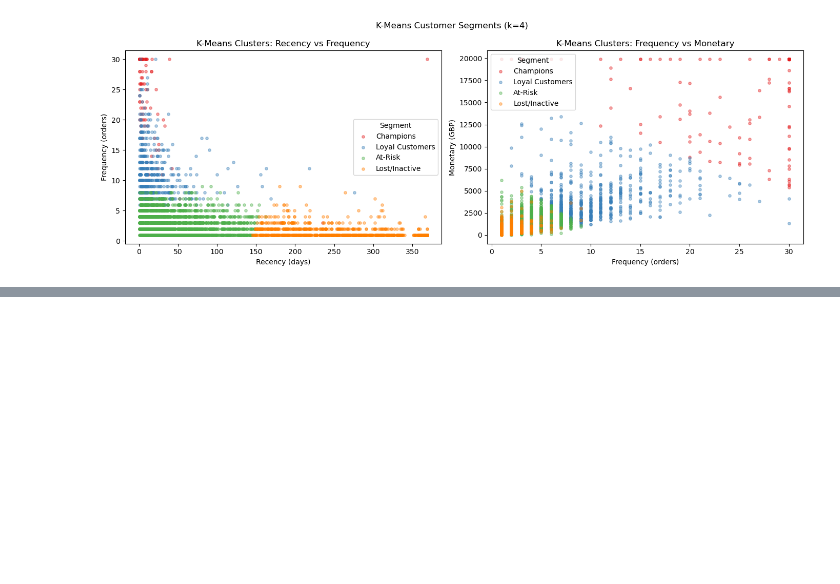
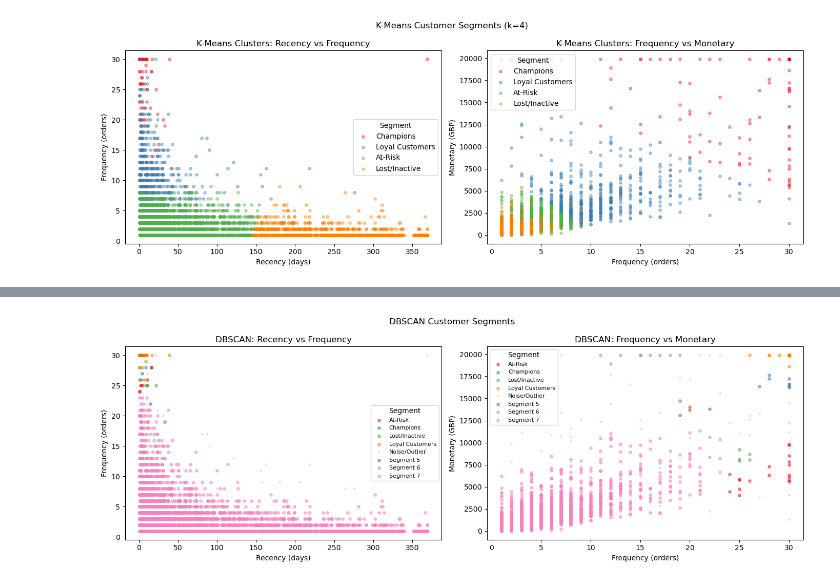
Before and after one commit to Lysitheatsu/PracDataSci, a Jupyter notebook: Assignment2/Assignment2.ipynb, the cells around one changed output, grey strips where cells are left out. Saved outputs shown, nothing was run; the diff lists cells and outputs as text; code cells hidden in the pictures; blank space fills up the shorter version.

```diff
--- a/Assignment2/Assignment2.ipynb
+++ b/Assignment2/Assignment2.ipynb
@@ -734,0 +858,16 @@ plt.show()
+# %%
+# assign labels to the DBSCAN clusters
+non_noise = [i for i in dbs_profile.index if i != -1]
+seg_names = ['Champions', 'Loyal Customers', 'At-Risk', 'Lost/Inactive',
+             'Segment 5', 'Segment 6', 'Segment 7']
+
+r_rank2 = dbs_profile.loc[non_noise, 'Recency'].rank()
+f_rank2 = dbs_profile.loc[non_noise, 'Frequency'].rank(ascending=False)
+sorted2 = (r_rank2 + f_rank2).sort_values().index.tolist()
+
+dbs_label_map = {c: seg_names[i] for i, c in enumerate(sorted2)}
+dbs_label_map[-1] = 'Noise/Outlier'
+
+rfm['DBSCAN_Label'] = rfm['DBSCAN_Cluster'].map(dbs_label_map)
+print('DBSCAN segment counts:')
+print(rfm['DBSCAN_Label'].value_counts())
@@ -734,0 +886,33 @@ plt.show()
+# %%
+# visualises DBSCAN clusters
+all_labels = sorted(rfm['DBSCAN_Label'].unique())
+all_colors = ['#e41a1c', '#377eb8', '#4daf4a', '#ff7f00', '#984ea3', '#a65628', '#999999', '#f781bf']
+
+fig, axes = plt.subplots(1, 2, figsize=(14, 5))
+
+for label, color in zip(all_labels, all_colors):
+    mask = rfm['DBSCAN_Label'] == label
+    # make noise points smaller and more transparent
+    s = 5 if label == 'Noise/Outlier' else 15
+    a = 0.15 if label == 'Noise/Outlier' else 0.5
+    axes[0].scatter(rfm.loc[mask, 'Recency'], rfm.loc[mask, 'Frequency'],
+                    alpha=a, s=s, label=label, color=color)
+    axes[1].scatter(rfm.loc[mask, 'Frequency'], rfm.loc[mask, 'Monetary'],
+                    alpha=a, s=s, label=label, color=color)
+
+axes[0].set_title('DBSCAN: Recency vs Frequency')
+axes[0].set_xlabel('Recency (days)')
+axes[0].set_ylabel('Frequency (orders)')
+axes[0].legend(title='Segment', fontsize=8)
+
+axes[1].set_title('DBSCAN: Frequency vs Monetary')
+axes[1].set_xlabel('Frequency (orders)')
+axes[1].set_ylabel('Monetary (GBP)')
+axes[1].legend(title='Segment', fontsize=8)
+
+plt.suptitle('DBSCAN Customer Segments')
+plt.tight_layout()
+plt.savefig('figures/fig_dbscan_clusters.png')
+plt.show()
+# %% [output]
+[figure, added]
```
Also changed, not shown: parts of 11 cells of this notebook, 4 other files.
